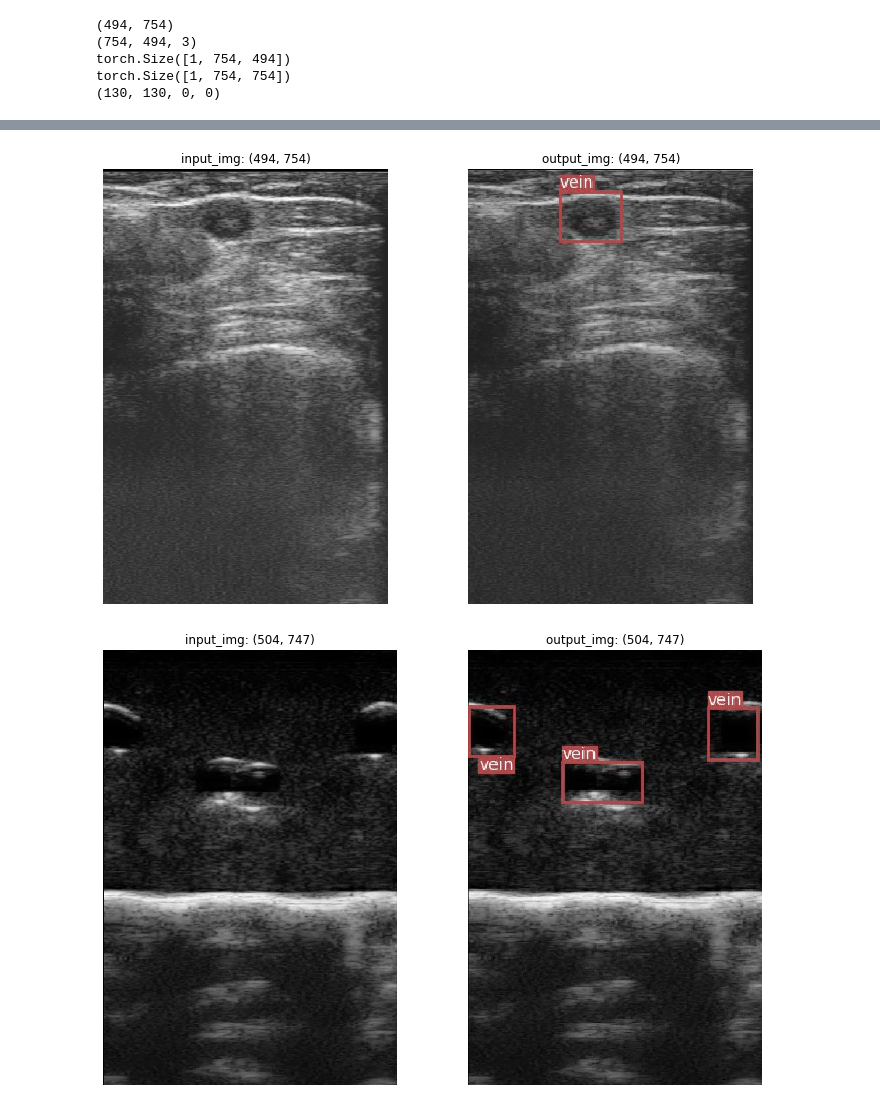
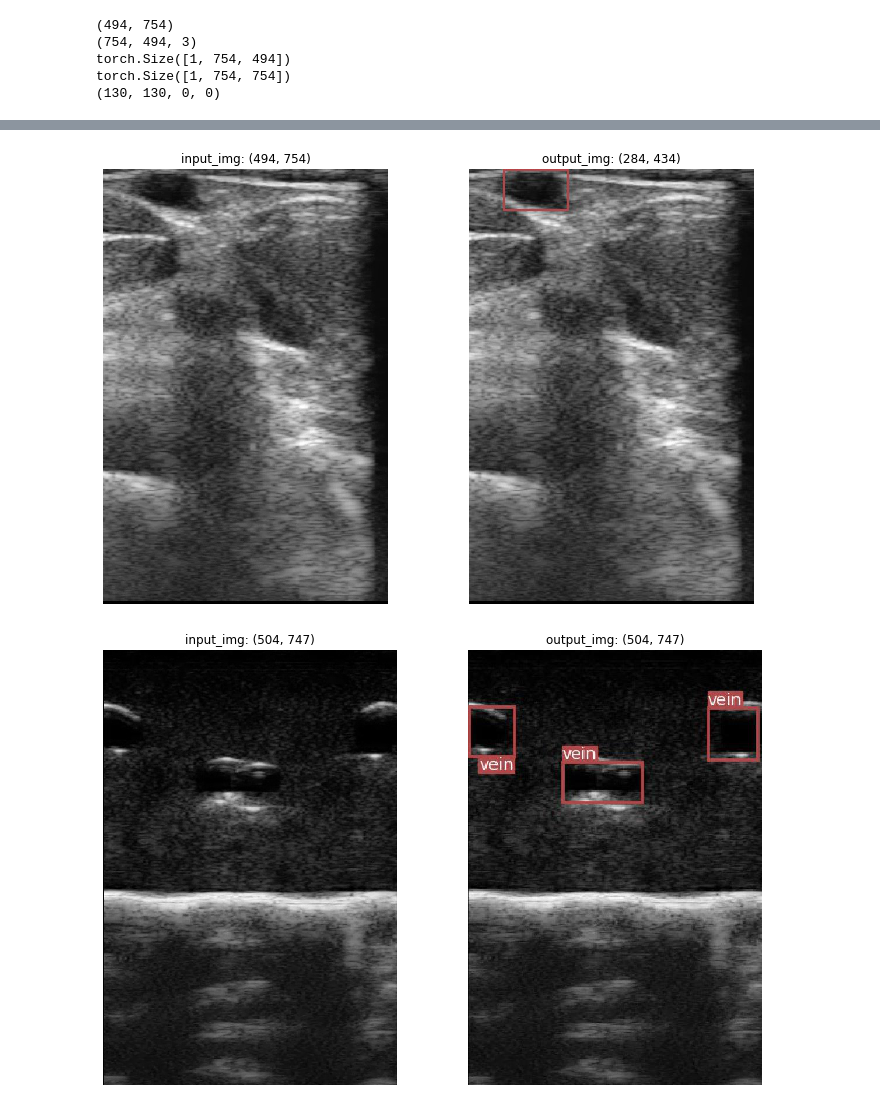
Before and after one commit to zhangjing1997/IV_Detection, a Jupyter notebook: YOLOv3/eda_yolo.ipynb, the cells around one changed output, grey strips where cells are left out. Saved outputs shown, nothing was run; the diff lists cells and outputs as text; code cells hidden in the pictures.

```diff
--- a/YOLOv3/eda_yolo.ipynb
+++ b/YOLOv3/eda_yolo.ipynb
@@ -131,28 +131,37 @@ metrics = ["grid_size", "loss", "x", "y", "w", "h", "conf", "cls", "cls_acc", "r
 ## Model Prediction on Single Image
 from yolo_model import Darknet
 from datasets import pad_to_square, resize
-from utils import non_max_suppression, rescale_boxes, load_classes
+from utils_yolo import non_max_suppression, rescale_boxes, load_classes
 
 import torch
 import torchvision.transforms as transforms
 from torch.autograd import Variable
 
-from PIL import Image
+from PIL import Image, ImageChops
 import numpy as np
 import matplotlib.pyplot as plt
 %matplotlib inline
 import matplotlib.patches as patches
 from matplotlib.ticker import NullLocator
 
+
+def trim(im):
+    bg = Image.new(im.mode, im.size, im.getpixel((0,0)))
+    diff = ImageChops.difference(im, bg)
+    diff = ImageChops.add(diff, diff, 2.0, -100)
+    bbox = diff.getbbox()
+    if bbox:
+        return im.crop(bbox)
+
 # model set up
 device = torch.device("cuda" if torch.cuda.is_available() else "cpu")
 model = Darknet('config/yolov3-custom.cfg', img_size=416).to(device)
-model.load_state_dict(torch.load('checkpoints/yolov3_ckpt_38.pth'))
+model.load_state_dict(torch.load('checkpoints/invivo_91/yolov3_ckpt_38.pth'))
 model.eval()
 
 # image preprocessing
-img_path = 'data/custom/images/0.jpg'
-img = transforms.ToTensor()(Image.open(img_path))
+img_path = 'data/custom/images/invivo_91/96.jpg'
+img = transforms.ToTensor()(Image.open(img_path).convert('L'))
 img, _ = pad_to_square(img, 0)
 img = resize(img, 416).unsqueeze(0)
 Tensor = torch.cuda.FloatTensor if torch.cuda.is_available() else torch.FloatTensor
@@ -184,12 +193,15 @@ for x1, y1, x2, y2, obj_conf, cls_conf, cls_pred in detections:
     bbox = patches.Rectangle((x1_draw, y1_draw), x2_draw - x1_draw, y2_draw - y1_draw, linewidth=2, edgecolor=color, facecolor="none") # create a rectangle patch
     ax.add_patch(bbox) # add bbox to the plot
     # add label
-    if x1 > 0:
-        plt.text(x1, y1, s=classes[int(cls_pred)], color="white", verticalalignment="bottom", horizontalalignment='left', bbox={"color": color, "pad": 0})
-    elif x2 < img_np.shape[1]:
-        plt.text(x2, y2, s=classes[int(cls_pred)], color="white", verticalalignment="top", horizontalalignment='right', bbox={"color": color, "pad": 0})
+    # if x1 > 0:
+    #     plt.text(x1, y1, s=classes[int(cls_pred)], color="white", verticalalignment="bottom", horizontalalignment='left', bbox={"color": color, "pad": 0})
+    # elif x2 < img_np.shape[1]:
+    #     plt.text(x2, y2, s=classes[int(cls_pred)], color="white", verticalalignment="top", horizontalalignment='right', bbox={"color": color, "pad": 0})
 
 plt.axis("off")
 plt.gca().xaxis.set_major_locator(NullLocator())
 plt.gca().yaxis.set_major_locator(NullLocator())
 plt.show()
+
+output_path = 'test_trim.jpg'
+fig.savefig(output_path, bbox_inches="tight", pad_inches=0.0)
@@ -196,18 +210,19 @@ plt.show()
 # %%
 # Visualization Comparison between input_img and output_img -> invivo_91
-input_img = Image.open('data/custom/images/invivo_91/0.jpg').convert('L')
-output_img = Image.open('output/invivo_91/0.jpg')
+input_img = Image.open('data/custom/images/invivo_91/96.jpg').convert('L')
+# output_img = Image.open('output/invivo_91/96.jpg')
+output_img = Image.open('test_trim.jpg')
 
 imgs = [input_img, output_img]
 titles = [f'input_img: {input_img.size}', f'output_img: {output_img.size}']
 plt.figure(figsize=(12,8))
 for i, (img, title) in enumerate(zip(imgs, titles)):
     plt.subplot(1, 2, i + 1)
     plt.imshow(img, cmap='gray')
     plt.title(title)
     plt.axis('off')
 # %% [output]
-[figure, old version]
+[figure, new version]
 # %%
 input_img = Image.open('data/custom/images/phantom_20/0.jpg').convert('L')
 output_img = Image.open('output/phantom_20/0.jpg')
```
Also changed, not shown: parts of 1 cell of this notebook, 13 other files.
